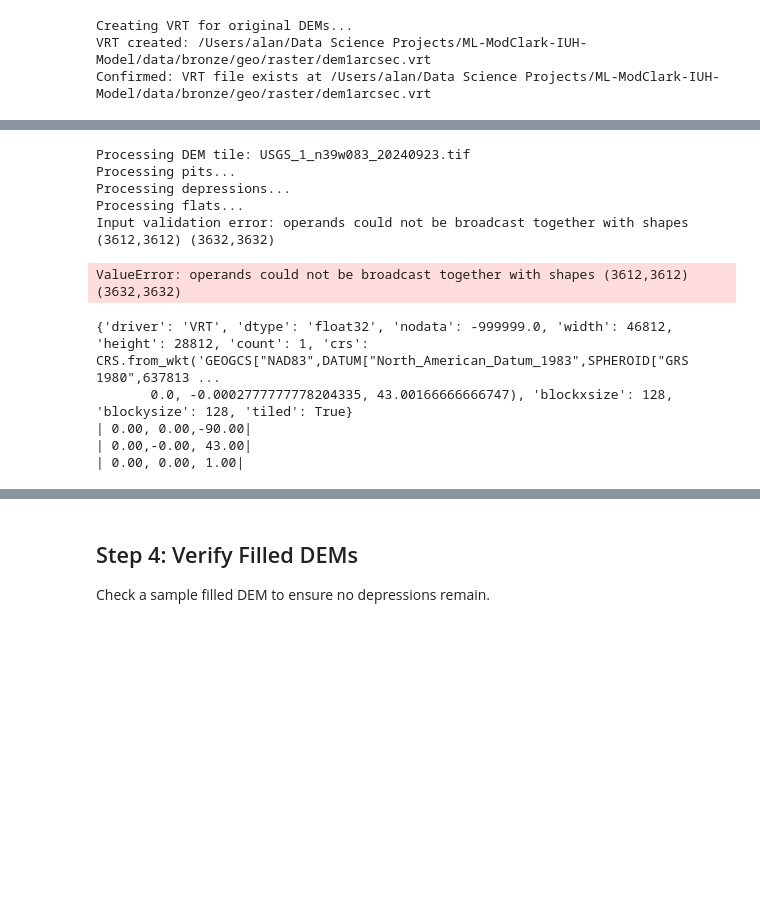
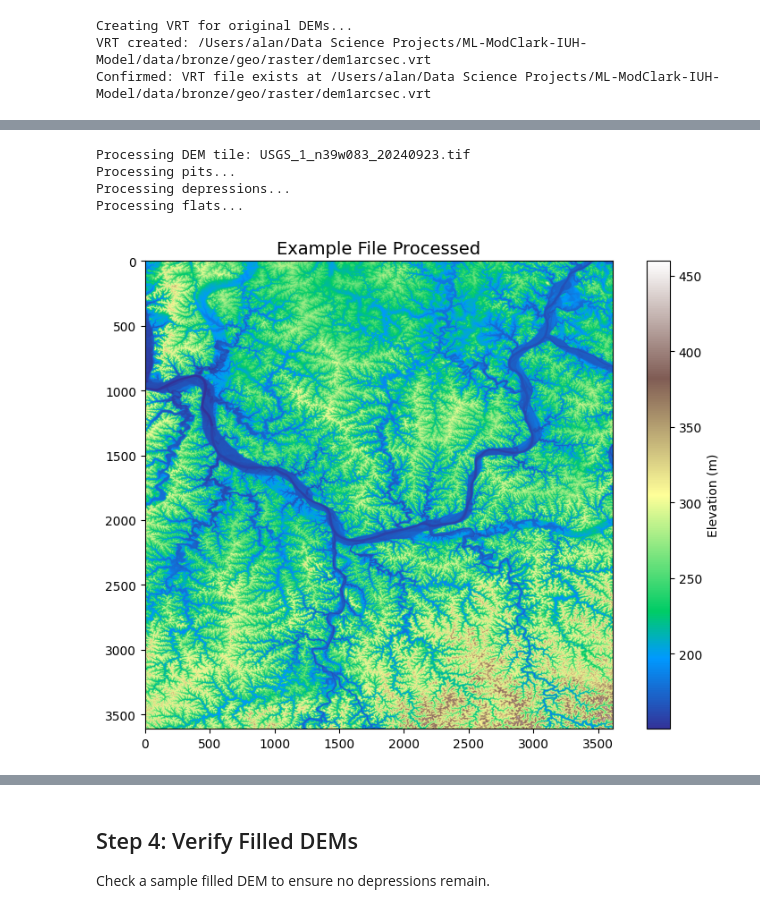
Before and after one commit to vpalvesalan/ML-ModClark-IUH-Model, a Jupyter notebook: notebooks/preprocessing/7_dem_preprocessing.ipynb, the cells around one changed output, grey strips where cells are left out. Saved outputs shown, nothing was run; the diff lists cells and outputs as text; code cells hidden in the pictures; blank space fills up the shorter version.

Commit message:
Fix pyshed err in creating raster for cropped processed tile

```diff
--- a/notebooks/preprocessing/7_dem_preprocessing.ipynb
+++ b/notebooks/preprocessing/7_dem_preprocessing.ipynb
@@ -310,8 +276,0 @@ with rasterio.open(dem_file) as tile_src:
-# %%
-# Read buffered data from VRT
-with rasterio.open(raw_vrt) as vrt_src:
-    array = vrt_src.read(1, window=window)
-    transform = (vrt_src.transform)
-    shape = (vrt_src.shape)
-    crs = (vrt_src.crs)
-    nodata = np.float32(vrt_src.nodata)
@@ -462,26 +435,24 @@ def process_dem_tile(dem_file, raw_vrt, buffer_pixels=10):
         print(f"Unexpected error during processing: {e}")
         raise
 # %%
-# Test the function with a DEM tile
+# Test the function with a DEM example tile
 dem_file = glob.glob(f"{dem_dir}/*.tif")[2]
 raw_vrt = project_root_path / 'data' / 'bronze' / 'geo' / 'raster' / 'dem1arcsec.vrt'
 
-example = process_dem_tile(dem_file=dem_file, raw_vrt=raw_vrt, buffer_pixels=10)
+example_tile_processed = process_dem_tile(dem_file=dem_file, raw_vrt=raw_vrt, buffer_pixels=10)
 # %% [output]
 Processing DEM tile: USGS_1_n39w083_20240923.tif
 Processing pits...
 Processing depressions...
 Processing flats...
-Input validation error: operands could not be broadcast together with shapes (3612,3612) (3632,3632)
-ValueError: operands could not be broadcast together with shapes (3612,3612) (3632,3632)
 # %%
-grid = Grid.from_raster(example)
-
-# Plot the processed DEM
+# Plot the Example tile processed
 fig, ax = plt.subplots(figsize=(8,6))
 fig.patch.set_alpha(0)
 
-plt.imshow(grid.view(example), cmap='terrain', zorder=1)
+plt.imshow(grid.view(example_tile_processed), cmap='terrain', zorder=1)
 plt.colorbar(label='Elevation (m)')
-plt.title('Digital Elevation Map Processed', size=14)
+plt.title('Example File Processed', size=14)
 plt.tight_layout()
+# %% [output]
+[figure, added]
@@ -494,15 +458,0 @@ filled_dir.mkdir(parents=True, exist_ok=True)
-# %%
-
-# Open VRT
-with rasterio.open(raw_vrt) as vrt_src:
-    vrt_profile = vrt_src.profile
-    vrt_transform = vrt_src.transform
-
-print(vrt_profile)
-print(vrt_transform)
-# %% [output]
-{'driver': 'VRT', 'dtype': 'float32', 'nodata': -999999.0, 'width': 46812, 'height': 28812, 'count': 1, 'crs': CRS.from_wkt('GEOGCS["NAD83",DATUM["North_American_Datum_1983",SPHEROID["GRS 1980",637813 ...
-       0.0, -0.0002777777778204335, 43.00166666666747), 'blockxsize': 128, 'blockysize': 128, 'tiled': True}
-| 0.00, 0.00,-90.00|
-| 0.00,-0.00, 43.00|
-| 0.00, 0.00, 1.00|
```
Also changed, not shown: parts of 14 cells of this notebook.
